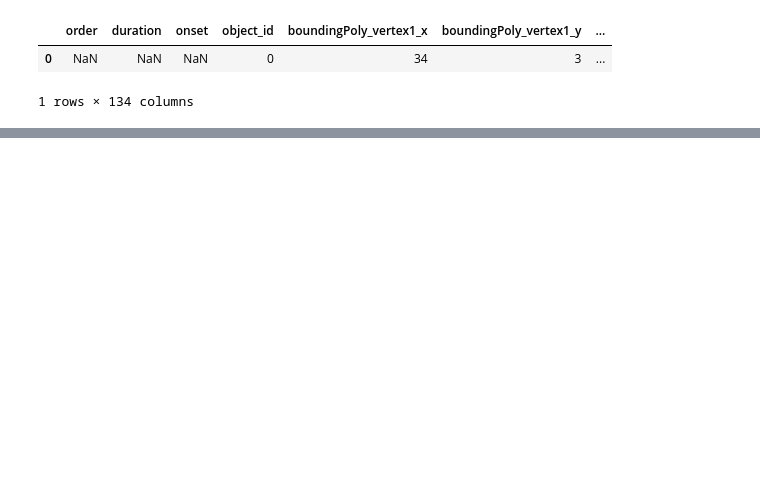
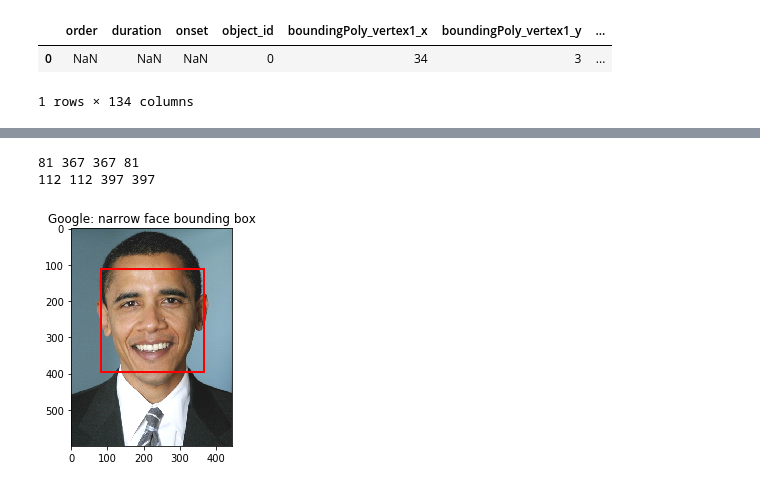
Before and after one commit to jacobtfisher/natstim_neurohack19, a Jupyter notebook: face_annot/code/Facedetection_comparison.ipynb, the cells around one changed output, grey strips where cells are left out. Saved outputs shown, nothing was run; the diff lists cells and outputs as text; code cells hidden in the pictures; blank space fills up the shorter version.

```diff
--- a/face_annot/code/Facedetection_comparison.ipynb
+++ b/face_annot/code/Facedetection_comparison.ipynb
@@ -127,0 +221,28 @@ bottom_left = result_google['boundingPoly_vertex4_x']
+# %%
+# Google has "wide" and "narrow" bounding boxes. Here we get the narrow bounding box
+
+result_google.to_dict(orient='records')
+# vertex coordinates are in the same scale as the original image.
+# vertices are in order top-left, top-right, bottom-right, bottom-left.
+top_left_x = result_google['fdBoundingPoly_vertex1_x'][0]
+top_right_x = result_google['fdBoundingPoly_vertex2_x'][0]
+bottom_right_x = result_google['fdBoundingPoly_vertex3_x'][0]
+bottom_left_x = result_google['fdBoundingPoly_vertex4_x'][0]
+
+top_left_y = result_google['fdBoundingPoly_vertex1_y'][0]
+top_right_y = result_google['fdBoundingPoly_vertex2_y'][0]
+bottom_right_y = result_google['fdBoundingPoly_vertex3_y'][0]
+bottom_left_y = result_google['fdBoundingPoly_vertex4_y'][0]
+
+print(top_left_x, top_right_x, bottom_right_x, bottom_left_x)
+print(top_left_y, top_right_y, bottom_right_y, bottom_left_y)
+# %% [output]
+81 367 367 81
+112 112 397 397
+# %%
+
+# Plot bounding on image
+coords = [bottom_left_x, bottom_left_y, bottom_right_x - bottom_left_x, top_right_y - bottom_right_y]
+plot_boundingBox(img_pth, coords, 'Google: narrow face bounding box')
+# %% [output]
+[figure, added]
```
Also changed, not shown: parts of 8 cells of this notebook.
